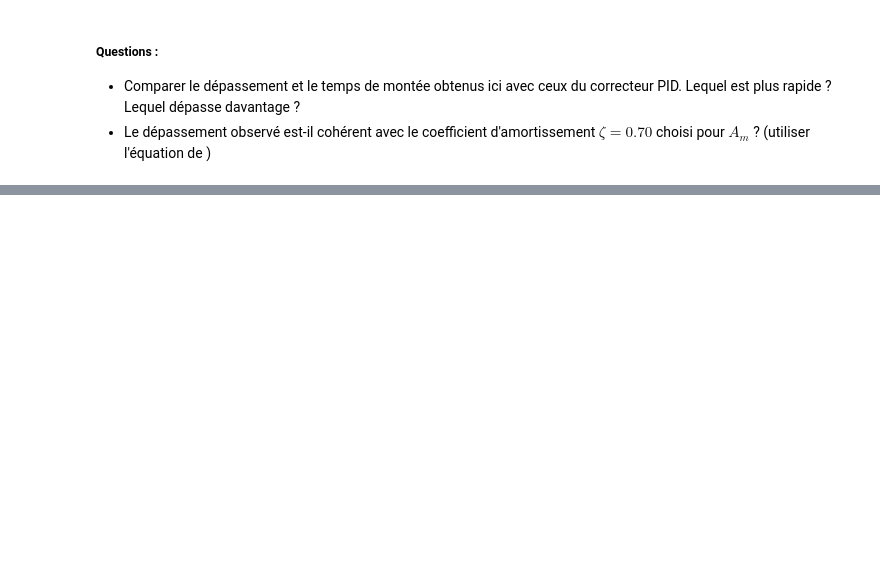
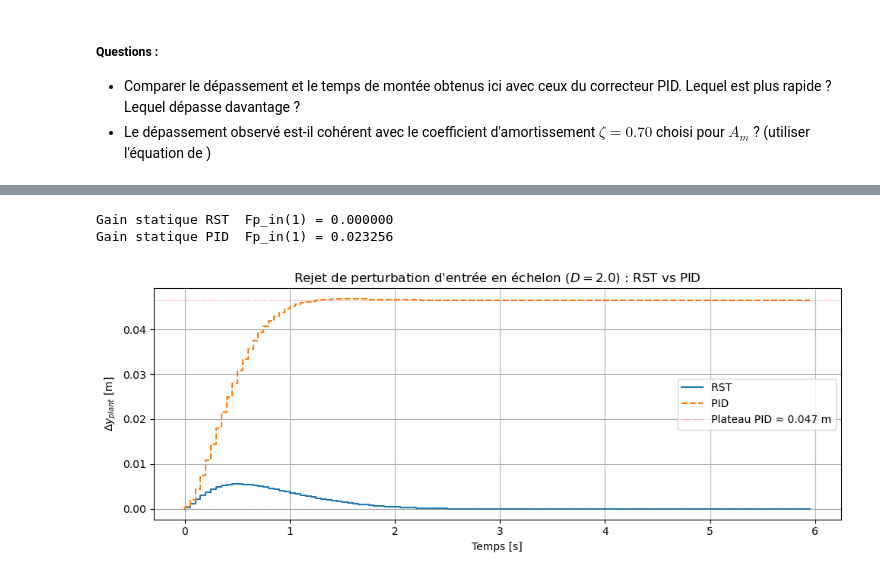
Before and after one commit to Bababoey123/PythonDiscreteControl, a Jupyter notebook: CommandeDoubleIntégrateur_RST.ipynb, the cells around one changed output, grey strips where cells are left out. Cells and saved outputs as stored; diff of their text form; code cells hidden in the pictures; blank space fills up the shorter version.

```diff
--- a/CommandeDoubleIntégrateur_RST.ipynb
+++ b/CommandeDoubleIntégrateur_RST.ipynb
@@ -324,3 +338,39 @@ plt.show()
+# %%
+from Control.DiscretePID import DiscretePID
+
+# Recréer le PID (mêmes gains que dans le notebook PID) pour la comparaison
+pid_cmp = DiscretePID(43, 0, 21, ballbeam_config.dt, "filtered")
+R_pid_arr = np.squeeze(pid_cmp.R.num[0][0])
+S_pid_arr = np.squeeze(pid_cmp.S.num[0][0])
+
+# Fp_in PID = B·S_pid / (A·S_pid + B·R_pid)
+num_pid = np.polymul(B_arr, S_pid_arr)
+den_pid = np.polyadd(np.polymul(A_arr, S_pid_arr), np.polymul(B_arr, R_pid_arr))
+Fp_pid = ct.tf(num_pid, den_pid, ballbeam_config.dt)
+
+print(f"Gain statique RST  Fp_in(1) = {Gd.dcgain():.6f}  ")
+print(f"Gain statique PID  Fp_in(1) = {Fp_pid.dcgain():.6f}  ")
+
+_, d_resp_pid = ct.step_response(Fp_pid, t)
+d_resp_pid = np.squeeze(d_resp_pid)
+
+fig, ax = plt.subplots(figsize=(10, 4))
+ax.step(t, D * d_resp,     label=f'RST ')
+ax.step(t, D * d_resp_pid, label=f'PID ', linestyle='--')
+ax.axhline(0,                   color='gray', linewidth=0.8, linestyle=':', alpha=0.7)
+ax.axhline(D * Fp_pid.dcgain(), color='red',  linewidth=0.8, linestyle=':', alpha=0.5,
+           label=f'Plateau PID ≈ {D * Fp_pid.dcgain():.3f} m')
+ax.set_title(f"Rejet de perturbation d'entrée en échelon ($D = {D}$) : RST vs PID")
+ax.set_ylabel("$\\Delta y_{{plant}}$ [m]")
+ax.set_xlabel("Temps [s]")
+ax.legend()
+ax.grid()
+plt.tight_layout()
+plt.show()
+# %% [output]
+Gain statique RST  Fp_in(1) = 0.000000
+Gain statique PID  Fp_in(1) = 0.023256
+[figure, added]
 # %% [markdown]
 ## Simulation non linéaire
 
```
Also changed, not shown: parts of 17 cells of this notebook, 3 other files.
